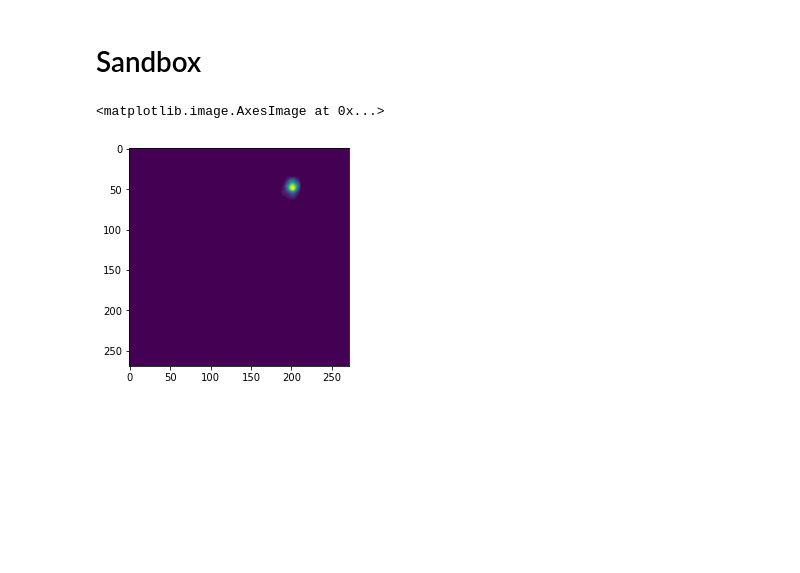
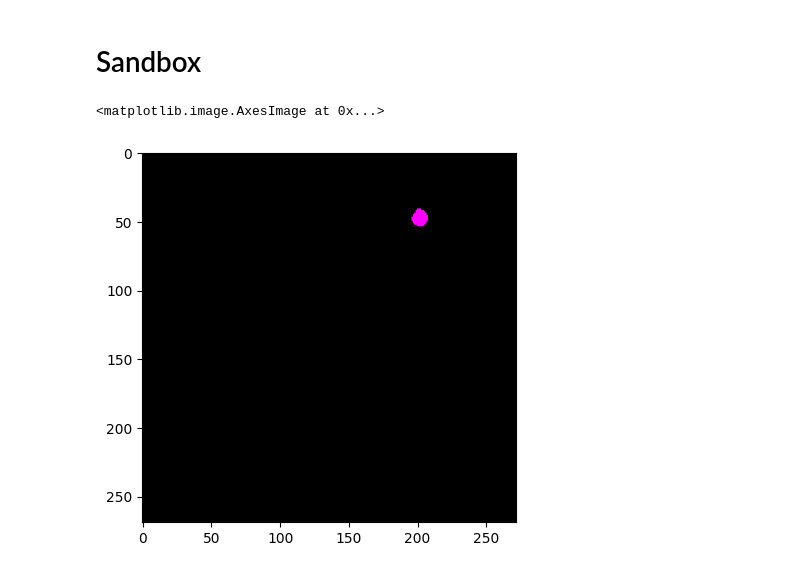
Before and after one commit to vsotskov89/SeqAn, a Jupyter notebook: Sequence_Analysis.ipynb, the cells around one changed output. Cells and saved outputs as stored; diff of their text form; code cells hidden in the pictures; blank space fills up the shorter version.

```diff
--- a/Sequence_Analysis.ipynb
+++ b/Sequence_Analysis.ipynb
@@ -491,9 +491,14 @@ pdf.close()
 # %% [markdown]
 <h1>Sandbox</h1>
 # %%
-A = mat['ExtractedResults']['A'][0][0][:,5].todense()
+shape = (269,272)
+thres = 0.5
+color = np.array([1,0,1])
+A = sleep_mat['ExtractedResults']['A'][0][0][:,5].todense().reshape(shape)
+B = (A/np.max(A) > thres)
+B = np.moveaxis(np.array(([B,]*3))*1.0, 0, 2)*color
 # %%
-plt.imshow(A.reshape((269,272)))
+plt.imshow(B)
 # %% [output]
 <matplotlib.image.AxesImage at 0x...>
-[figure, old version]
+[figure, new version]
```
Also changed, not shown: parts of 1 cell of this notebook.
